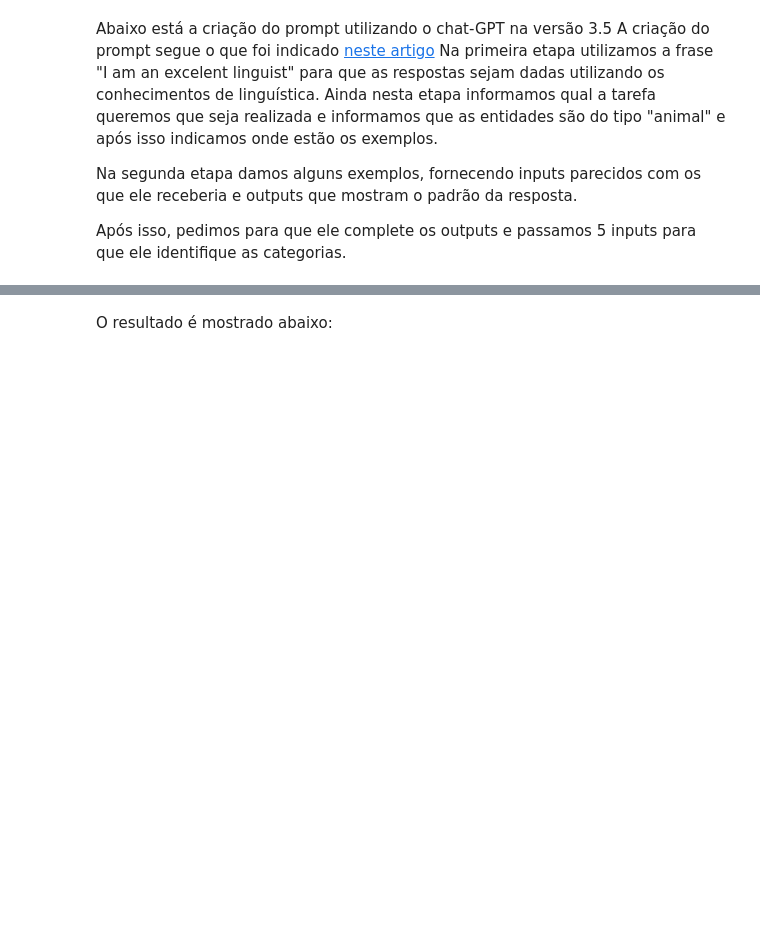
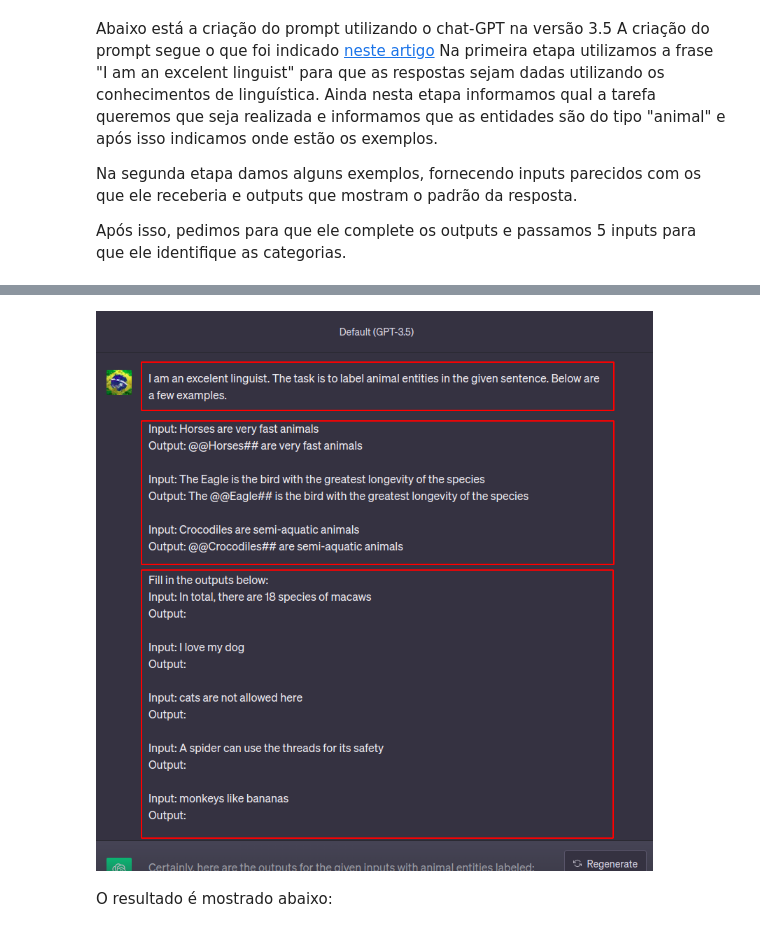
Before and after one commit to ghastcmd/natural-language-processing, a Jupyter notebook: list-4/code.ipynb, the cells around one changed output, grey strips where cells are left out. Saved outputs shown, nothing was run; the diff lists cells and outputs as text; code cells hidden in the pictures; blank space fills up the shorter version.

```diff
--- a/list-4/code.ipynb
+++ b/list-4/code.ipynb
@@ -210,2 +210,6 @@ Após isso, pedimos para que ele complete os outputs e passamos 5 inputs para qu
+# %%
+Image(filename='../assets/2023-10-08_11-25.png')
+# %% [output]
+[figure, added]
 # %% [markdown]
 O resultado é mostrado abaixo:
```
Also changed, not shown: parts of 4 cells of this notebook.
